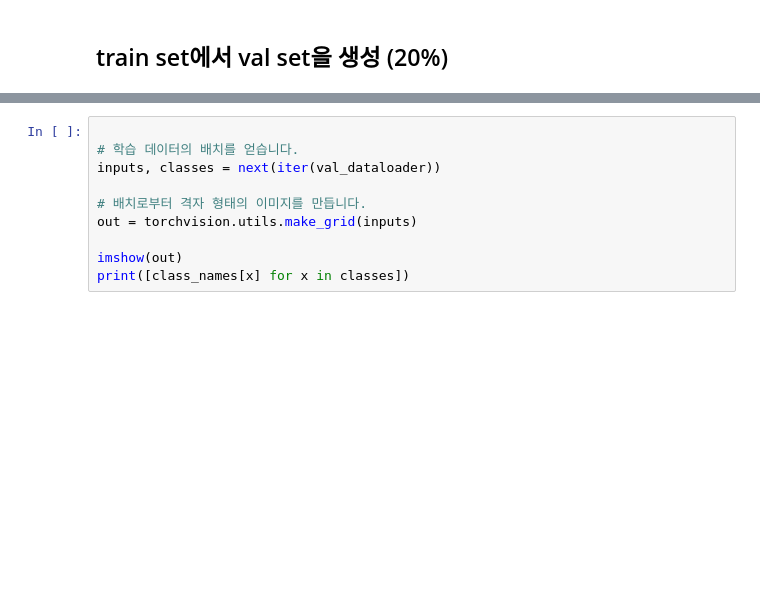
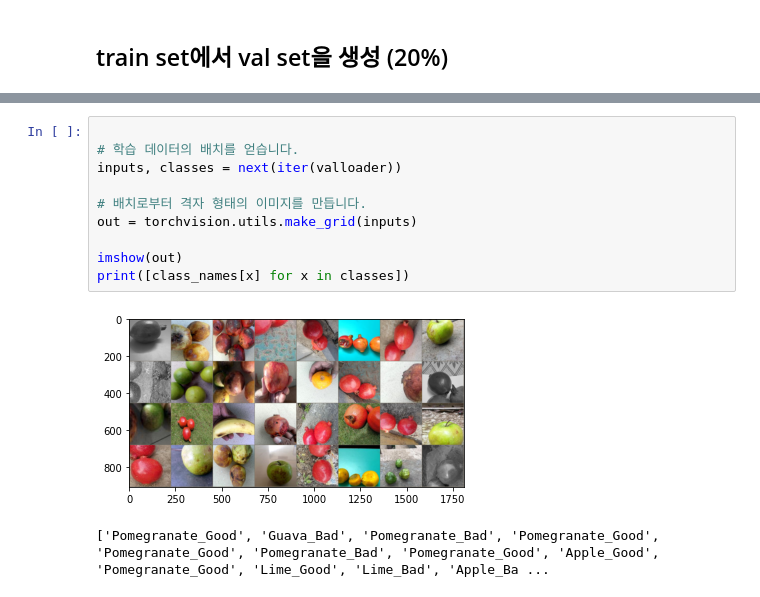
Before and after one commit to jhbae1184/Colab_pretrained_GNN, a Jupyter notebook: ViG_test2.ipynb, the cells around one changed output, grey strips where cells are left out. Cells and saved outputs as stored; diff of their text form; blank space fills up the shorter version.

```diff
--- a/ViG_test2.ipynb
+++ b/ViG_test2.ipynb
@@ -1048,10 +1110,13 @@ print([class_names[x] for x in classes])
 # %%
 
 # 학습 데이터의 배치를 얻습니다.
-inputs, classes = next(iter(val_dataloader))
+inputs, classes = next(iter(valloader))
 
 # 배치로부터 격자 형태의 이미지를 만듭니다.
 out = torchvision.utils.make_grid(inputs)
 
 imshow(out)
 print([class_names[x] for x in classes])
+# %% [output]
+[figure, added]
+['Pomegranate_Good', 'Guava_Bad', 'Pomegranate_Bad', 'Pomegranate_Good', 'Pomegranate_Good', 'Pomegranate_Bad', 'Pomegranate_Good', 'Apple_Good', 'Pomegranate_Good', 'Lime_Good', 'Lime_Bad', 'Apple_Ba ...
```
Also changed, not shown: parts of 28 cells of this notebook.
